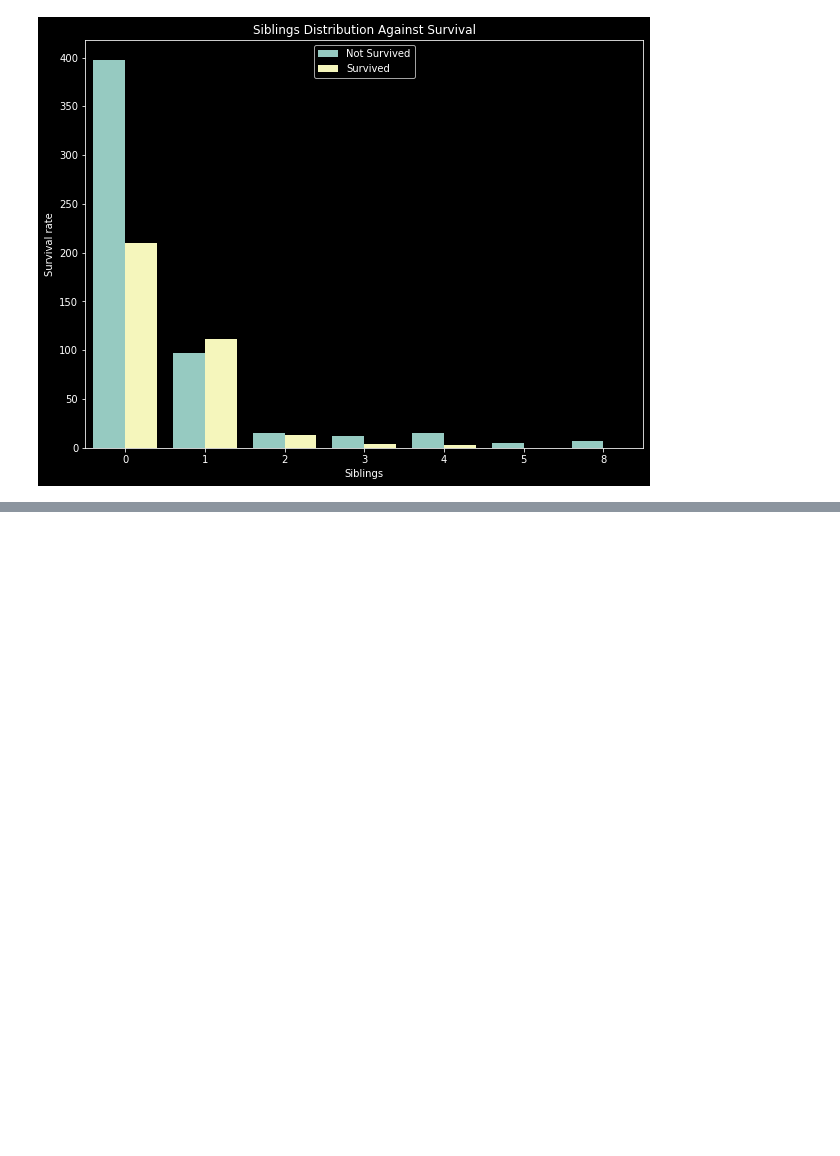
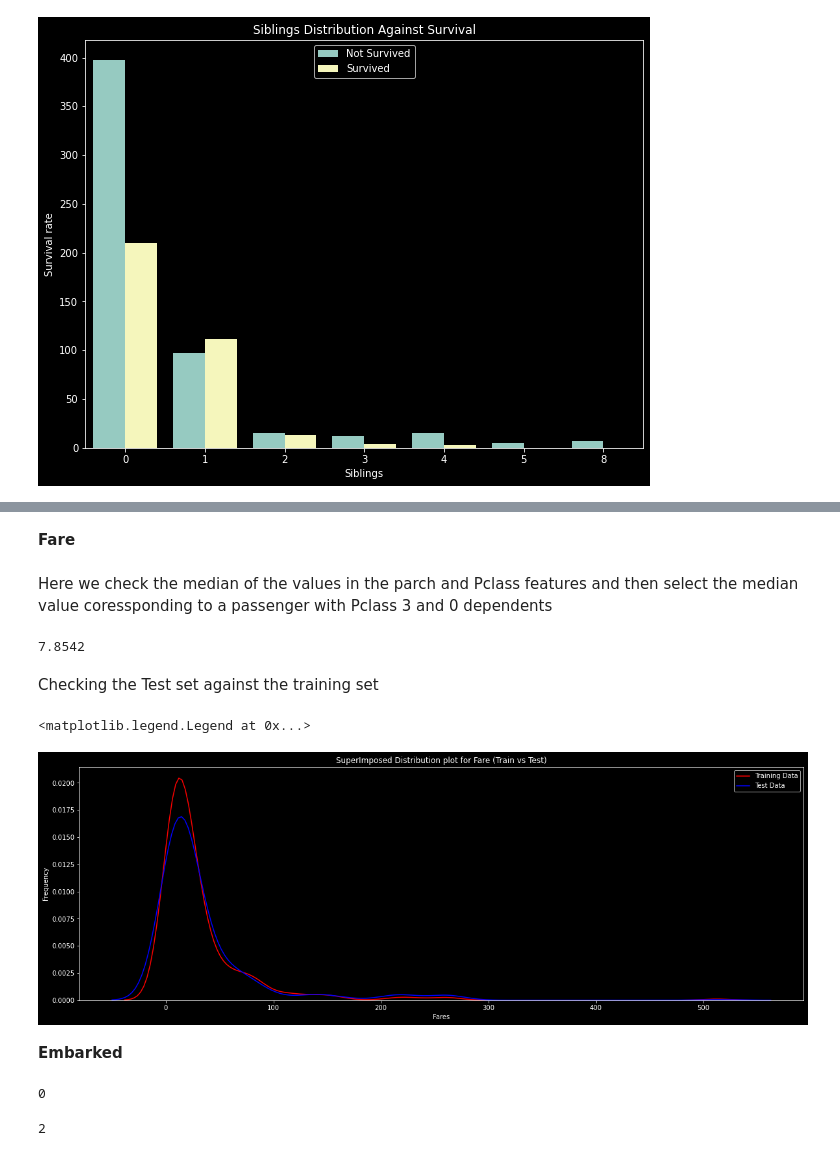
Before and after one commit to XVI-IX/titanic, a Jupyter notebook: titanic.ipynb, the cells around one changed output, grey strips where cells are left out. Saved outputs shown, nothing was run; the diff lists cells and outputs as text; code cells hidden in the pictures; blank space fills up the shorter version.

```diff
--- a/titanic.ipynb
+++ b/titanic.ipynb
@@ -554,0 +590,37 @@ ax.legend(["Not Survived", "Survived"])
+# %% [markdown]
+**Fare**
+# %% [markdown]
+Here we check the median of the values in the parch and Pclass features and then select the median value coressponding to a passenger with Pclass 3 and 0 dependents
+# %%
+median_fare = test.groupby(['Pclass', 'Parch']).Fare.median()[3][0]
+
+median_fare
+# %% [output]
+7.8542
+# %%
+test['Fare'] = test['Fare'].fillna(median_fare)
+# %% [markdown]
+Checking the Test set against the training set
+# %%
+fig, ax = plt.subplots(figsize=(20, 6.6))
+
+sns.kdeplot(train.Fare, color="red", label="Training Data", ax=ax)
+sns.kdeplot(test.Fare, label="Test Data", color='blue', ax=ax)
+
+ax.set_title("SuperImposed Distribution plot for Fare (Train vs Test)")
+ax.set_ylabel("Frequency")
+ax.set_xlabel("Fares")
+ax.legend()
+# %% [output]
+<matplotlib.legend.Legend at 0x...>
+[figure, added]
+# %% [markdown]
+**Embarked**
+# %%
+test.Embarked.isnull().sum()
+# %% [output]
+0
+# %%
+train.Embarked.isnull().sum()
+# %% [output]
+2
```
Also changed, not shown: parts of 26 cells of this notebook.
